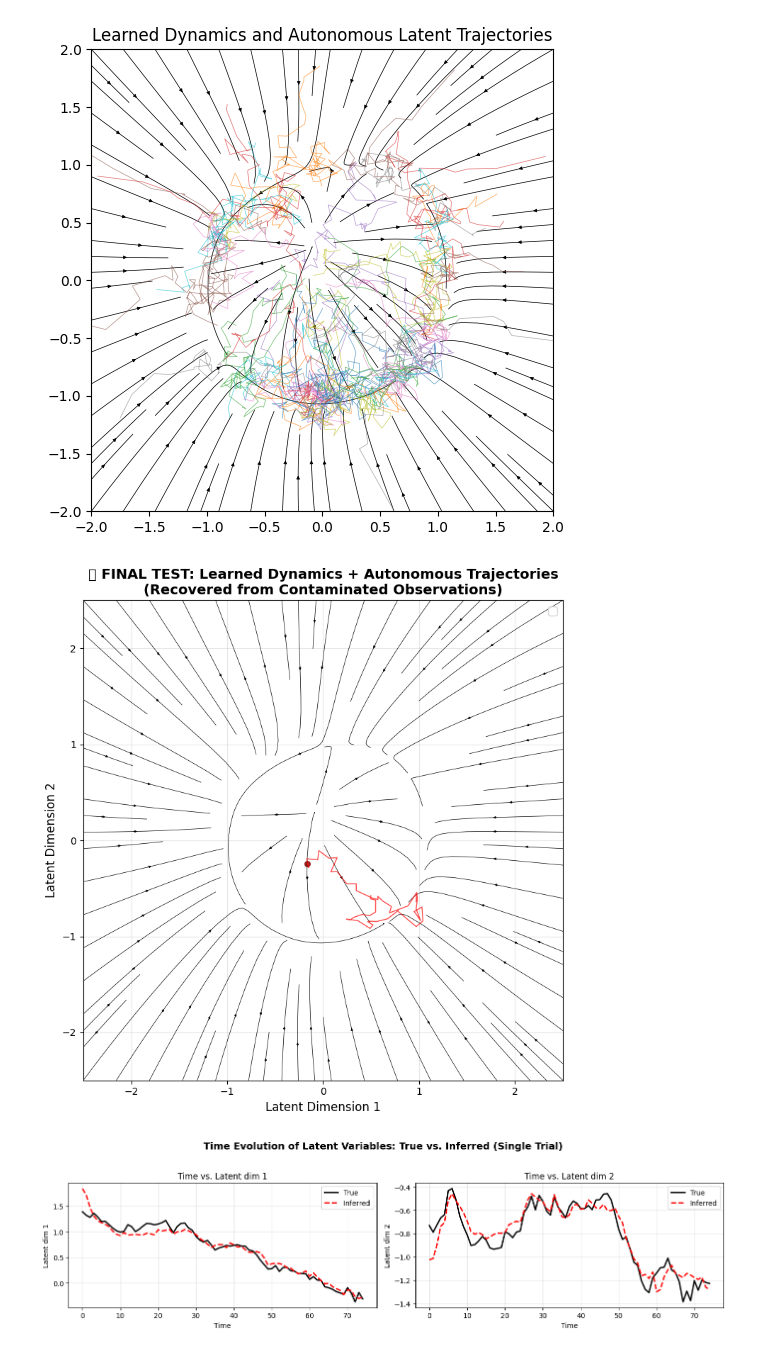
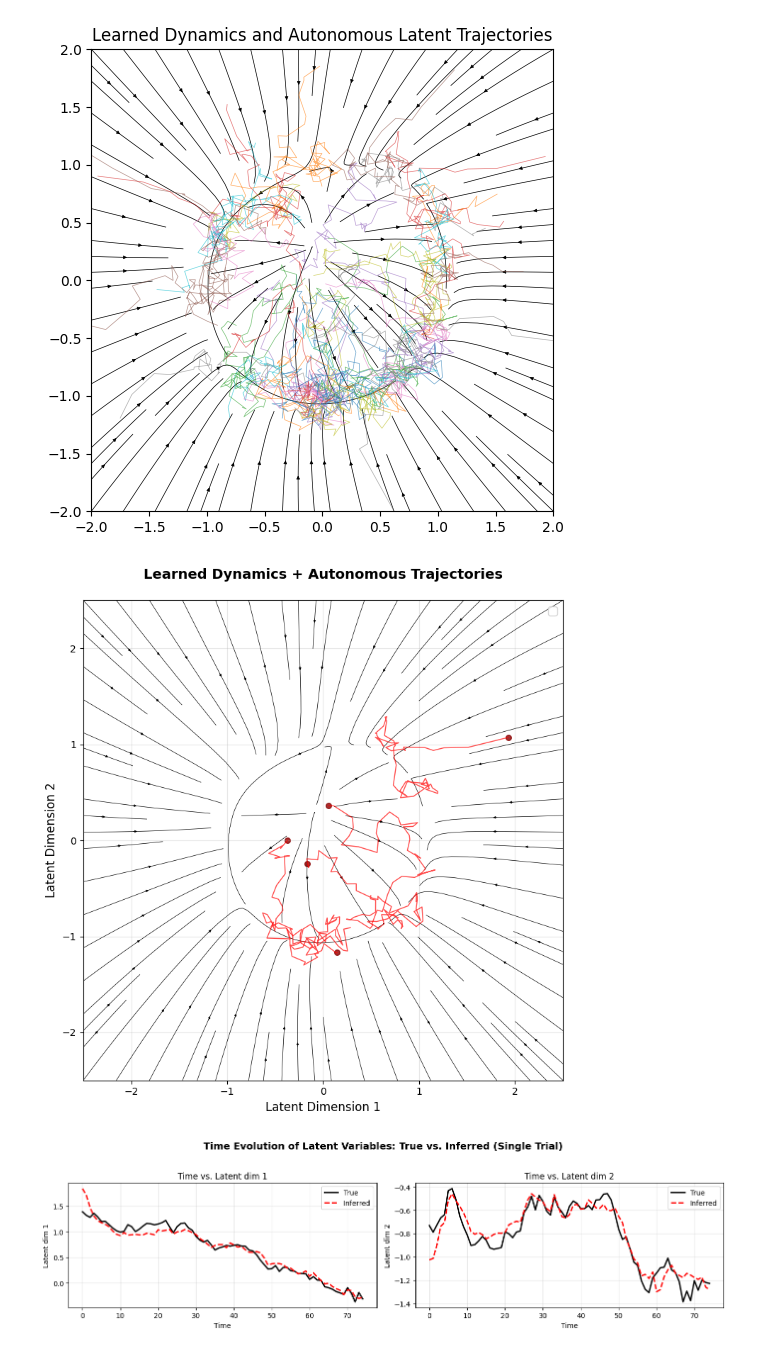
Before and after one commit to aliang9/symm_reg, a Jupyter notebook: in_progress/demo.ipynb, the cells around one changed output. Drawn from its saved outputs; the diff is of its cells as text; code cells hidden in the pictures.

```diff
--- a/in_progress/demo.ipynb
+++ b/in_progress/demo.ipynb
@@ -355,36 +355,35 @@ fig.savefig(
 # %%
 fig, ax = plt.subplots(figsize=(8, 8))
 ax.set_box_aspect(1.0)
 ax.set_xlim(-2.5, 2.5)
 ax.set_ylim(-2.5, 2.5)
-ax.set_title("🎯 FINAL TEST: Learned Dynamics + Autonomous Trajectories\n" +
-            "(Recovered from Contaminated Observations)", fontweight='bold', fontsize=14)
+ax.set_title("Learned Dynamics + Autonomous Trajectories\n", fontweight='bold', fontsize=14)
 
 # Plot learned vector field
 plot_utils.plot_two_d_vector_field(
     seq_vae.ssm.dynamics_mod.mean_fn, ax, min_xy=-2.5, max_xy=2.5
 )
 
 # Overlay autonomous trajectories from learned dynamics
-for i in range(1):  # plot subset for clarity
+for i in range(5):  # plot subset for clarity
     ax.plot(z_prd[0, i, :, 0].cpu(), z_prd[0, i, :, 1].cpu(),
            lw=1, alpha=0.7, color='red')
     # Mark starting points
     ax.scatter(z_prd[0, i, 0, 0].cpu(), z_prd[0, i, 0, 1].cpu(),
               s=30, alpha=0.8, color='darkred')
 
 # Plot true ring manifold for reference
 # ax.plot(inv_man[:, 0], inv_man[:, 1], 'b-', linewidth=4, alpha=0.9, label='True Ring Manifold')
 
 ax.set_xlabel('Latent Dimension 1', fontsize=12)
 ax.set_ylabel('Latent Dimension 2', fontsize=12)
 ax.legend(fontsize=12)
 ax.grid(True, alpha=0.3)
 
 plt.tight_layout()
 plt.show()
 # %% [output]
-[figure, old version]
+[figure, new version]
 # %%
 trial_idx = 0  # Plot for the first trial; change as needed
 T = z.shape[1]
```
Also changed, not shown: parts of 1 cell of this notebook, 1 other file.
